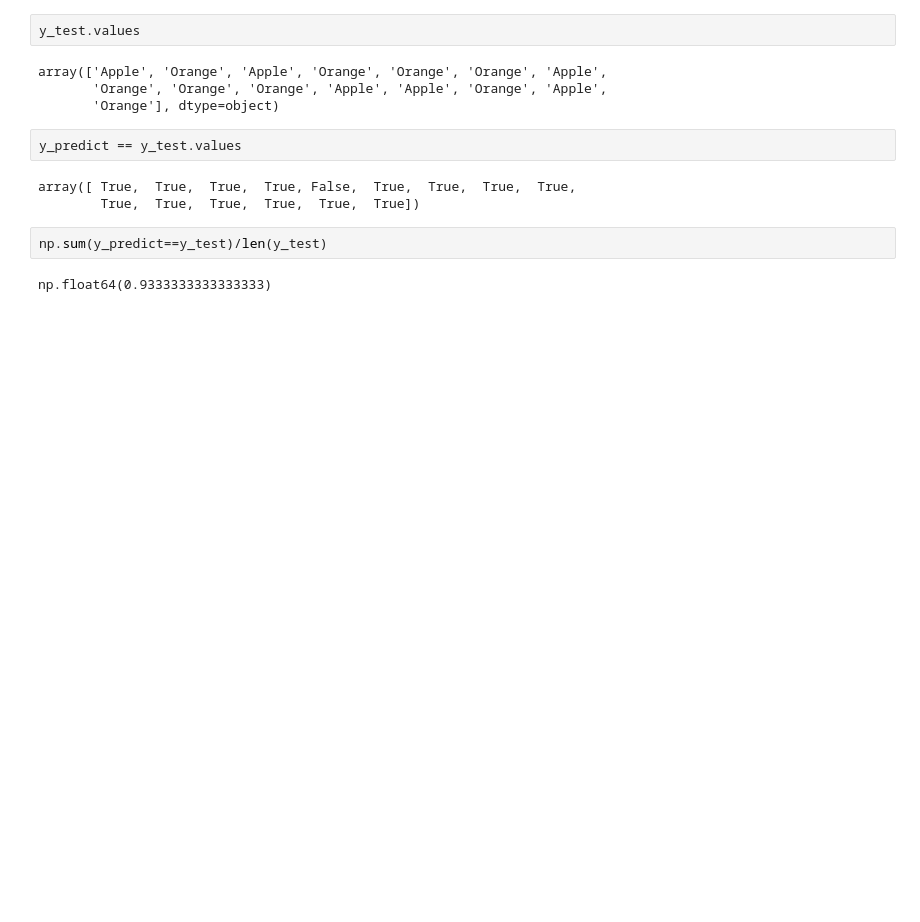
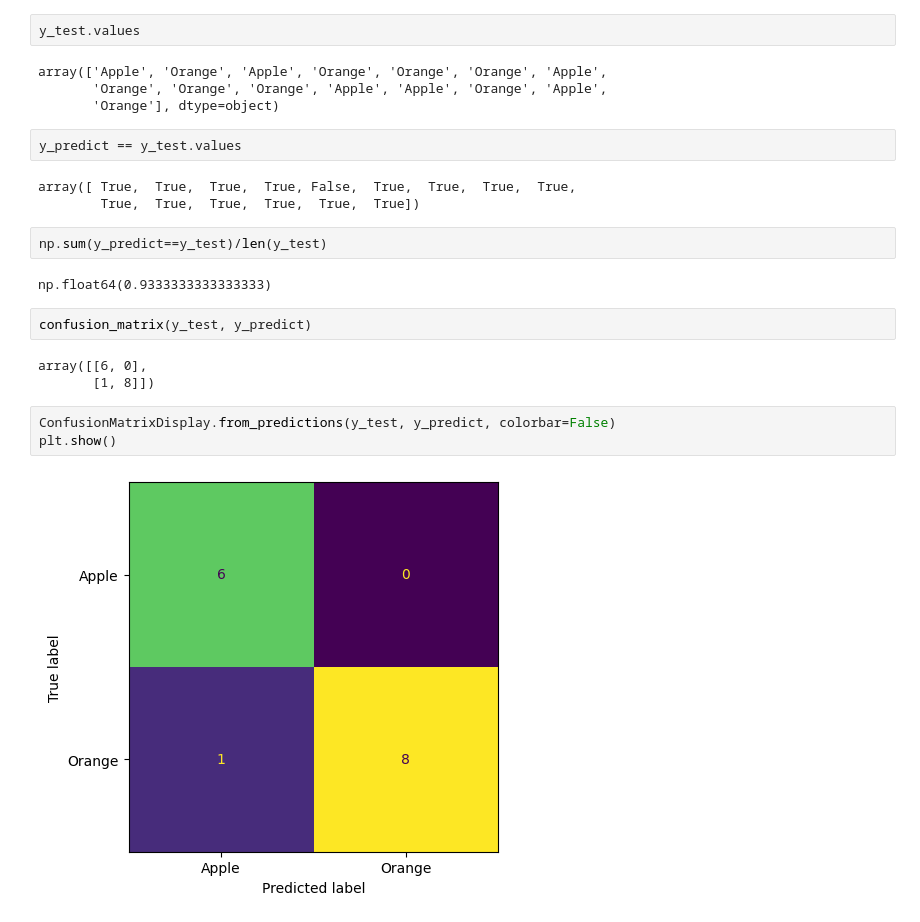
Before and after one commit to dasharepani/decisiontree, a Jupyter notebook: Decisiontree_example1.ipynb, the cells around one changed output. Cells and saved outputs as stored; diff of their text form; blank space fills up the shorter version.

```diff
--- a/Decisiontree_example1.ipynb
+++ b/Decisiontree_example1.ipynb
@@ -219,3 +218,13 @@ array([ True,  True,  True,  True, False,  True,  True,  True,  True,
 np.sum(y_predict==y_test)/len(y_test)
 # %% [output]
 np.float64(0.9333333333333333)
+# %%
+confusion_matrix(y_test, y_predict)
+# %% [output]
+array([[6, 0],
+       [1, 8]])
+# %%
+ConfusionMatrixDisplay.from_predictions(y_test, y_predict, colorbar=False)
+plt.show()
+# %% [output]
+[figure, added]
```
Also changed, not shown: parts of 3 cells of this notebook, 1 other file.
